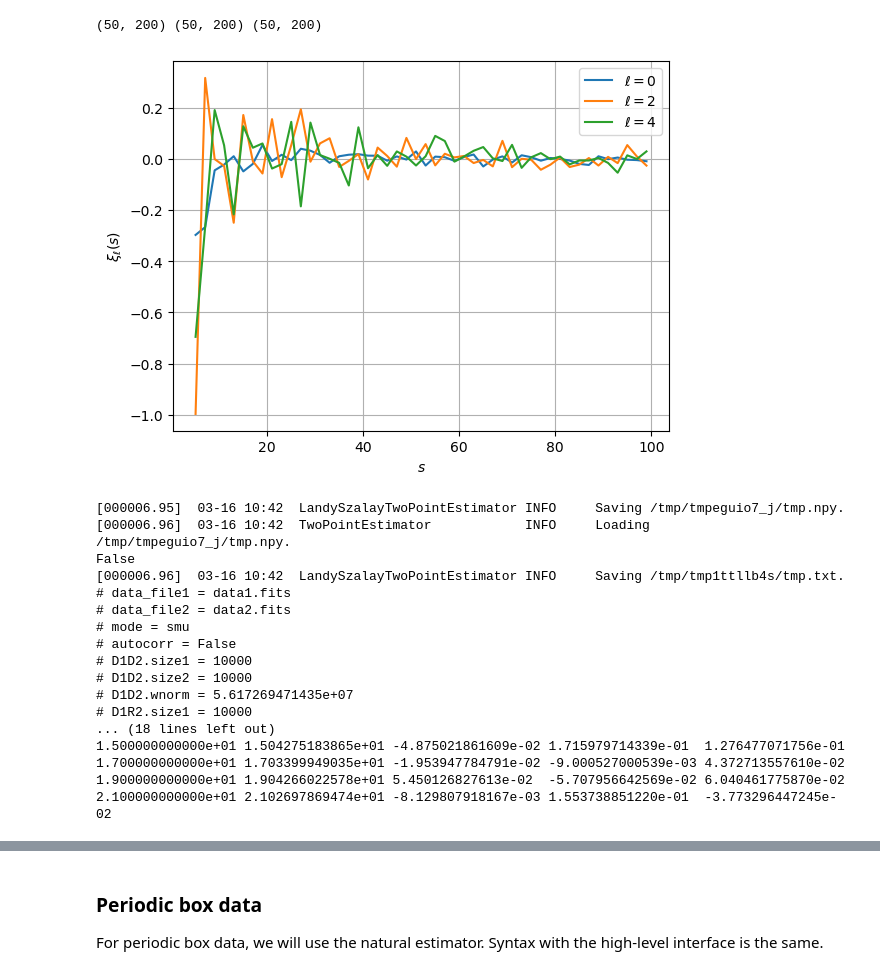
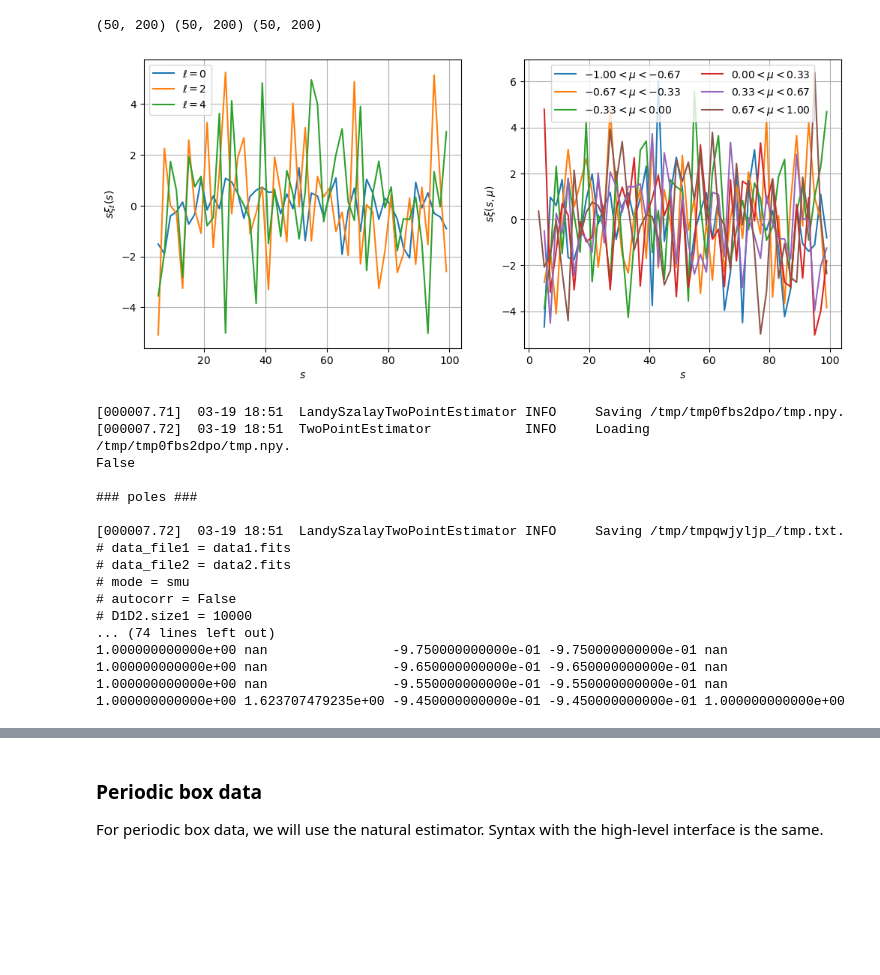
Before and after one commit to cosmodesi/pycorr, a Jupyter notebook: nb/basic_examples.ipynb, the cells around one changed output, grey strips where cells are left out. Saved outputs shown, nothing was run; the diff lists cells and outputs as text; code cells hidden in the pictures; blank space fills up the shorter version.

Commit message:
save_txt for (s, mu) and (rp, pi) binning

```diff
--- a/nb/basic_examples.ipynb
+++ b/nb/basic_examples.ipynb
@@ -58,20 +58,33 @@ print(result.sep.shape, result.seps[1].shape, result.corr.shape)
 # %% [output]
 (50, 200) (50, 200) (50, 200)
 # %%
+fig, lax = plt.subplots(ncols=2, nrows=1, sharex=False, sharey=False, figsize=(12, 5))
+
 # Let us project to multipoles (monopole, quadruple, hexadecapole)
 ells = (0, 2, 4)
 s, xiell = result(ells=ells, return_sep=True)
-ax = plt.gca()
+ax = lax[0]
 for ill, ell in enumerate(ells):
-    ax.plot(s, xiell[ill], label='$\ell = {:d}$'.format(ell))
+    ax.plot(s, s * xiell[ill], label=r'$\ell = {:d}$'.format(ell))
 ax.legend()
 ax.grid(True)
 ax.set_xlabel(r'$s$')
-ax.set_ylabel(r'$\xi_{\ell}(s)$')
+ax.set_ylabel(r'$s \xi_{\ell}(s)$')
+
+# Let us project to wedges
+wedges = (-1., -2./3, -1./3, 0., 1./3, 2./3, 1.)
+s, ximu = result(wedges=wedges, return_sep=True)
+ax = lax[1]
+for iwedge, wedge in enumerate(zip(wedges[:-1], wedges[1:])):
+    ax.plot(s, s * ximu[iwedge], label=r'${:.2f} < \mu < {:.2f}$'.format(*wedge))
+ax.legend(ncol=2)
+ax.grid(True)
+ax.set_xlabel(r'$s$')
+ax.set_ylabel(r'$s \xi(s, \mu)$')
 plt.show()
 # Zero correlation, as expected
 # %% [output]
-[figure, old version]
+[figure, new version]
 # %%
 # You can save the result
 with tempfile.TemporaryDirectory() as tmp_dir:
@@ -83,34 +96,52 @@ with tempfile.TemporaryDirectory() as tmp_dir:
     print(result.D1D2.autocorr)
 
 # You can also export correlation function multipoles as .txt
-# WARNING: this does not save all attributes, so there is not load_txt method
+# WARNING: this does not save all attributes, so there is not "load_txt" method
 with tempfile.TemporaryDirectory() as tmp_dir:
     fn = os.path.join(tmp_dir, 'tmp.txt')
     # See get_corr() for all arguments
+    # Poles
+    print('\n### poles ###\n')
     result.save_txt(fn, header=['data_file1 = data1.fits', 'data_file2 = data2.fits'], ells=(0, 2, 4))
+    # Let's show the file
     with open(fn, 'r') as file:
-        for iline in range(30):
+        for iline in range(25):
             print(next(file)[:-1])
+    # Let's check saved result
     tmp = np.loadtxt(fn, unpack=True)
-    assert np.allclose(tmp[2], result(ells=0), equal_nan=True)
+    assert np.allclose(tmp[2], result(ell=0, return_sep=False), equal_nan=True)
+    # Wedges
+    print('\n### wedges ###\n')
+    result.save_txt(fn, header=['data_file1 = data1.fits', 'data_file2 = data2.fits'], wedges=(-1., -1./3, 1./3, 1.))
+    # Let's show the file
+    with open(fn, 'r') as file:
+        for iline in range(25):
+            print(next(file)[:-1])
+    # Full s/mu
+    print('\n### s, mu ###\n')
+    result.save_txt(fn, header=['data_file1 = data1.fits', 'data_file2 = data2.fits'])
+    # Let's show the file
+    with open(fn, 'r') as file:
+        for iline in range(25):
+            print(next(file)[:-1])
 # %% [output]
-[000006.95]  03-16 10:42  LandySzalayTwoPointEstimator INFO     Saving /tmp/tmpeguio7_j/tmp.npy.
-[000006.96]  03-16 10:42  TwoPointEstimator            INFO     Loading /tmp/tmpeguio7_j/tmp.npy.
+[000007.71]  03-19 18:51  LandySzalayTwoPointEstimator INFO     Saving /tmp/tmp0fbs2dpo/tmp.npy.
+[000007.72]  03-19 18:51  TwoPointEstimator            INFO     Loading /tmp/tmp0fbs2dpo/tmp.npy.
 False
-[000006.96]  03-16 10:42  LandySzalayTwoPointEstimator INFO     Saving /tmp/tmp1ttllb4s/tmp.txt.
+
+### poles ###
+
+[000007.72]  03-19 18:51  LandySzalayTwoPointEstimator INFO     Saving /tmp/tmpqwjyljp_/tmp.txt.
 # data_file1 = data1.fits
 # data_file2 = data2.fits
 # mode = smu
 # autocorr = False
 # D1D2.size1 = 10000
-# D1D2.size2 = 10000
-# D1D2.wnorm = 5.617269471435e+07
-# D1R2.size1 = 10000
-... (18 lines left out)
-1.500000000000e+01 1.504275183865e+01 -4.875021861609e-02 1.715979714339e-01  1.276477071756e-01
-1.700000000000e+01 1.703399949035e+01 -1.953947784791e-02 -9.000527000539e-03 4.372713557610e-02
-1.900000000000e+01 1.904266022578e+01 5.450126827613e-02  -5.707956642569e-02 6.040461775870e-02
-2.100000000000e+01 2.102697869474e+01 -8.129807918167e-03 1.553738851220e-01  -3.773296447245e-02
+... (74 lines left out)
+1.000000000000e+00 nan                -9.750000000000e-01 -9.750000000000e-01 nan
+1.000000000000e+00 nan                -9.650000000000e-01 -9.650000000000e-01 nan
+1.000000000000e+00 nan                -9.550000000000e-01 -9.550000000000e-01 nan
+1.000000000000e+00 1.623707479235e+00 -9.450000000000e-01 -9.450000000000e-01 1.000000000000e+00
 # %%
 # You can reuse a precomputed R1R2 result.R1R2
 result2 = TwoPointCorrelationFunction('smu', edges, data_positions1=data_positions1, data_weights1=data_weights1,
```
Also changed, not shown: parts of 18 cells of this notebook, 6 other files.
